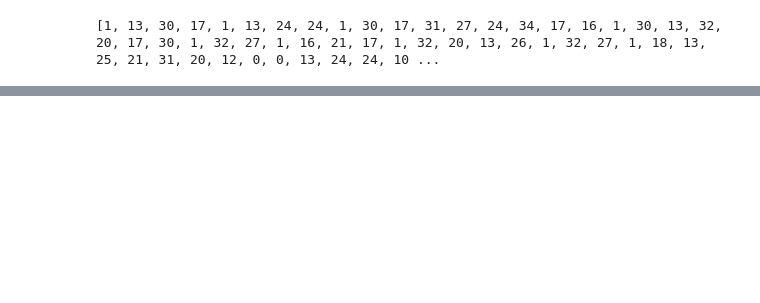
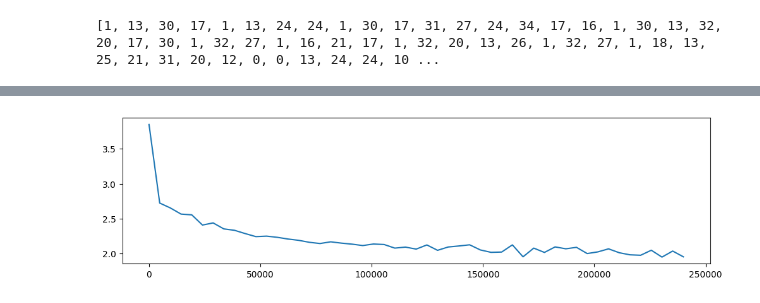
Before and after one commit to gmaher/transformers_simple, a Jupyter notebook: notebooks/test_transformer_shakespeare.ipynb, the cells around one changed output, grey strips where cells are left out. Cells and saved outputs as stored; diff of their text form; code cells hidden in the pictures; blank space fills up the shorter version.

```diff
--- a/notebooks/test_transformer_shakespeare.ipynb
+++ b/notebooks/test_transformer_shakespeare.ipynb
@@ -149,0 +182,6 @@ o = [dataset.index_to_char[c] for c in o]
+# %%
+plt.figure(figsize=(12,3))
+plt.plot(trainer.val_loss_iters, trainer.val_loss_history)
+plt.show()
+# %% [output]
+[figure, added]
```
Also changed, not shown: parts of 10 cells of this notebook, 5 other files.
